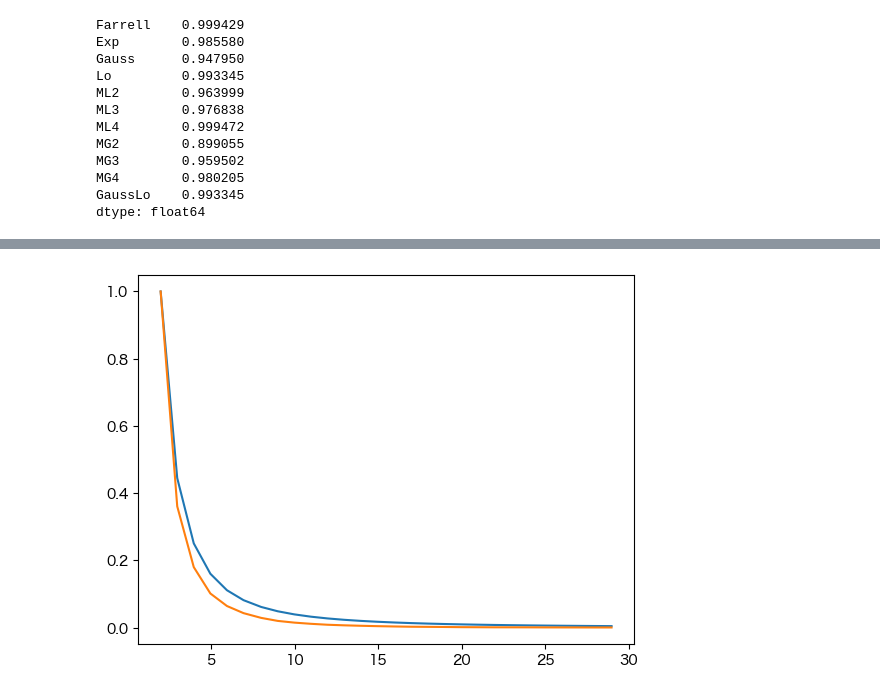
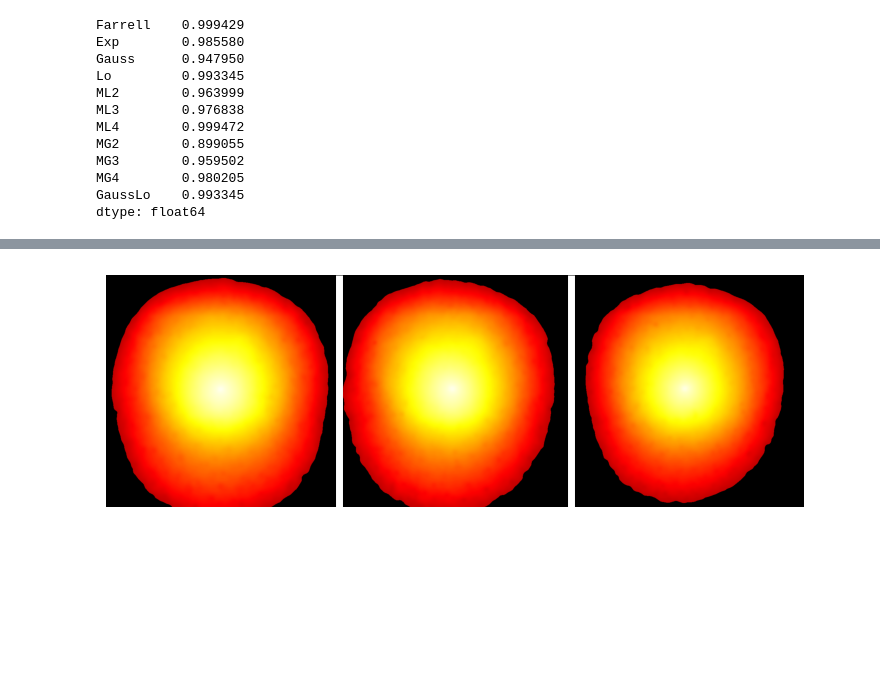
Before and after one commit to daikidaiki0709/MasterDegree, a Jupyter notebook: Chapter5_3/code/Relationship_Laser_Mealiness.ipynb, the cells around one changed output, grey strips where cells are left out. Drawn from its saved outputs; the diff is of its cells as text; code cells hidden in the pictures; blank space fills up the shorter version.

```diff
--- a/Chapter5_3/code/Relationship_Laser_Mealiness.ipynb
+++ b/Chapter5_3/code/Relationship_Laser_Mealiness.ipynb
@@ -542,16 +469,82 @@ eff, cov = curve_fit(Farrell,
 # %%
-far = Farrell(distance_eq,
-                 eff[0],
-                 eff[1])
+# HDR画像の比較
 
-far_norm = far/far.max()
-# far_norm = far
-plt.plot(distance_eq,far_norm)
+# 画像の読み込み
 
-temp = 10**(apple_smooth_eq.iloc[:,30])
-plt.plot(distance_eq,(temp/temp.max()))
 
-from sklearn.metrics import r2_score
-print(r2_score((10**apple_smooth_eq.iloc[:,0]/10**apple_smooth_eq.iloc[:,0].max()),
-         (far/far.max())))
+# high
+# 04_06_4   Second
+# 03_08_4	First
+# 04_06_2   Second
+# 04_10_2   First
+# 03_10_4   First
+high_im1 = cv2.imread('./../data/data_SecondStorage/data_laser/HDRimage/MATLAB_func/FirstStorage/633nm/week04//04_06_4.png',0)
+high_im2 = cv2.imread('./../data/data_FirstStorage/data_laser/HDRimage/MATLAB_func/FirstStorage/633nm/week03/03_08_4.png',0)
+high_im3 = cv2.imread('./../data/data_SecondStorage/data_laser/HDRimage/MATLAB_func/SecondStorage/633nm/week04/04_06_2.png',0)
+high_im4 = cv2.imread('./../data/data_FirstStorage/data_laser/HDRimage/MATLAB_func/FirstStorage/633nm/week04/04_10_2.png',0)
+high_im5 = cv2.imread('./../data/data_FirstStorage/data_laser/HDRimage/MATLAB_func/FirstStorage/633nm/week03/03_10_4.png',0)
+
+# middle
+# 03_07_4   First
+# 04_04_2   First
+# 02_03_2   Second
+# 02_06_2   Second
+# 03_02_4	Second
+mid_im1 = cv2.imread('./../data/data_FirstStorage/data_laser/HDRimage/MATLAB_func/FirstStorage/633nm/week03//03_07_4.png',0)
+mid_im2 = cv2.imread('./../data/data_FirstStorage/data_laser/HDRimage/MATLAB_func/FirstStorage/633nm/week04/04_04_2.png',0)
+mid_im3 = cv2.imread('./../data/data_SecondStorage/data_laser/HDRimage/MATLAB_func/SecondStorage/633nm/week02/02_03_2.png',0)
+mid_im4 = cv2.imread('./../data/data_SecondStorage/data_laser/HDRimage/MATLAB_func/SecondStorage/633nm/week02/02_06_2.png',0)
+mid_im5 = cv2.imread('./../data/data_SecondStorage/data_laser/HDRimage/MATLAB_func/Secondstorage/633nm/week03/03_02_4.png',0)
+
+# low
+# 00_02_4   First
+# 00_06_2   Second
+# 00_01_2   First
+# 00_06_4   First
+# 00_04_2   First
+low_im1 = cv2.imread('./../data/data_FirstStorage/data_laser/HDRimage/MATLAB_func/FirstStorage/633nm/week00//00_02_4.png',0)
+low_im2 = cv2.imread('./../data/data_SecondStorage/data_laser/HDRimage/MATLAB_func/SecondStorage/633nm/week00/00_06_2.png',0)
+low_im3 = cv2.imread('./../data/data_FirstStorage/data_laser/HDRimage/MATLAB_func/FirstStorage/633nm/week00/00_01_2.png',0)
+low_im4 = cv2.imread('./../data/data_FirstStorage/data_laser/HDRimage/MATLAB_func/FirstStorage/633nm/week00/00_06_4.png',0)
+low_im5 = cv2.imread('./../data/data_FirstStorage/data_laser/HDRimage/MATLAB_func/Firststorage/633nm/week00/00_04_2.png',0)
+
+
+# 画像の表示
+########################
+high_im = np.mean([high_im1,high_im2,high_im3,high_im4,high_im5],axis=0).astype('uint8')
+high_im = cv2.GaussianBlur(high_im,(15,15),5)
+thresh_1, img_binary = cv2.threshold(high_im, 0, high_im.max(), cv2.THRESH_OTSU)
+mask = np.where(high_im<thresh_1, 0, high_im)
+mask_high_img = np.where(mask>=255,0, mask)[325:1025,225:925]
+
+mid_im = np.mean([mid_im1,mid_im2,mid_im3,low_im4,mid_im5],axis=0).astype('uint8')
+mid_im = cv2.GaussianBlur(mid_im,(15,15),5)
+thresh_2, img_binary = cv2.threshold(mid_im, 0, mid_im.max(), cv2.THRESH_OTSU)
+mask = np.where(mid_im<thresh_1, 0, mid_im)
+mask_mid_img = np.where(mask>=255,0, mask)[325:1025,225:925]
+
+low_im = np.mean([low_im1,low_im2,low_im3,mid_im4,low_im5],axis=0).astype('uint8')
+low_im = cv2.GaussianBlur(low_im,(15,15),5)
+thresh_3, img_binary = cv2.threshold(low_im, 0, low_im.max(), cv2.THRESH_OTSU)
+mask = np.where(low_im<thresh_1, 0, low_im)
+mask_low_img = np.where(mask>=255,0, mask)[325:1025,225:925]
+
+
+######################
+temp = mask_high_img.flatten()
+# pixel2cm(len(temp[temp>0]))
+
+all_im = cv2.hconcat([mask_low_img,mask_mid_img,mask_high_img])
+all_im = cv2.applyColorMap(all_im, cv2.COLORMAP_HOT)
+all_im = cv2.cvtColor(all_im,cv2.COLOR_BGR2RGB)
+
+fig = plt.figure(figsize=(9,6))
+plt.vlines(700,ymin=0,ymax=700,color='white',linewidth=5)
+plt.vlines(1400,ymin=0,ymax=700,color='white',linewidth=5)
+plt.axis('off')
+plt.imshow(all_im)
+
+fig.savefig('./../output/図_粉質化の程度による後方散乱画像の比較_MATLAB.png',dpi=400)
+fig.savefig('./../output/図_粉質化の程度による後方散乱画像の比較_MATLAB.eps')
+# cv2.imwrite('./../output/図_粉質化の程度による後方散乱画像の比較_MATLAB.png',all_im)
 # %% [output]
@@ -559 +551 @@ print(r2_score((10**apple_smooth_eq.iloc[:,0]/10**apple_smooth_eq.iloc[:,0].max(
-[figure, old version]
+[figure, new version]
```
Also changed, not shown: parts of 7 cells of this notebook, 6 other files.
